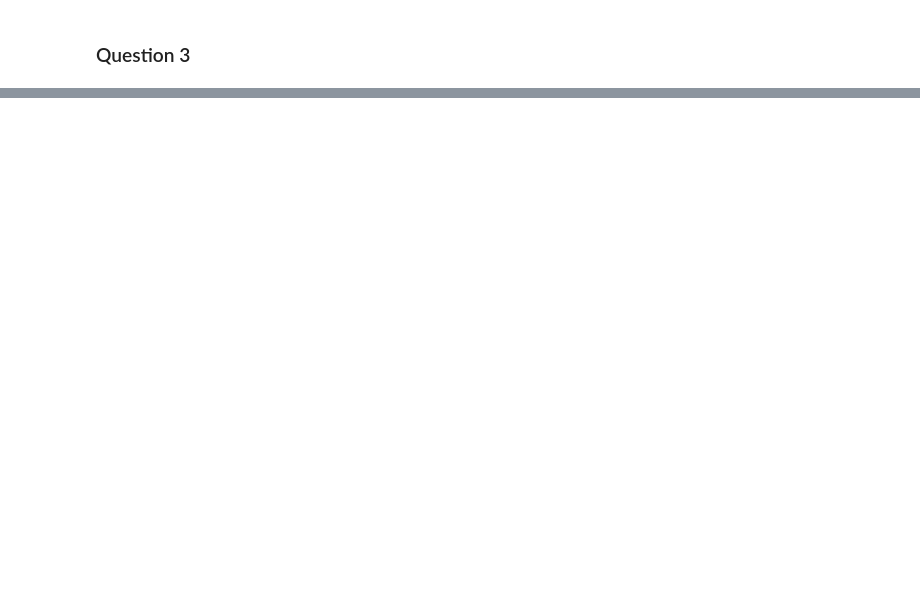
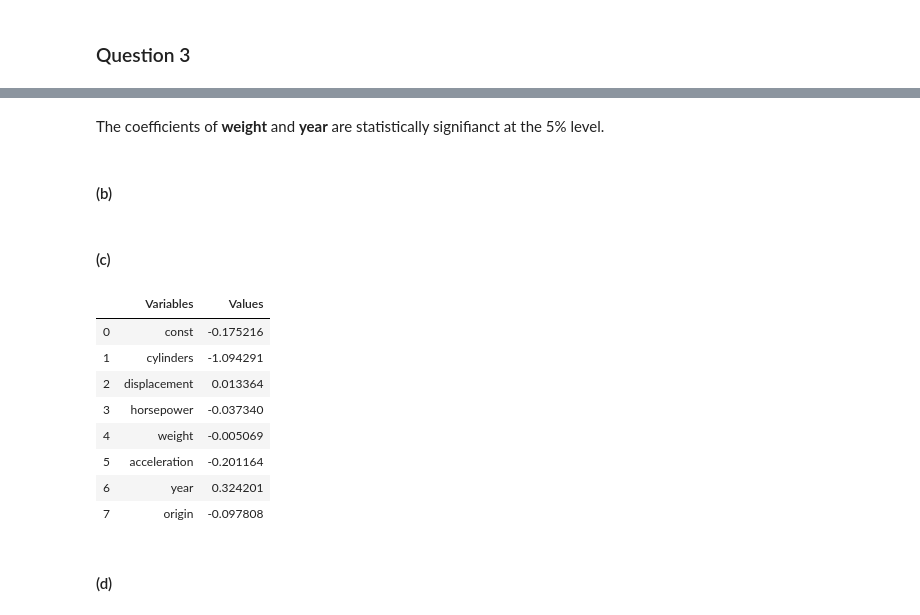
Before and after one commit to linghui-wu/persp-model-econ_w20, a Jupyter notebook: ProblemSets/PS6/PS6_solutions.ipynb, the cells around one changed output, grey strips where cells are left out. Cells and saved outputs as stored; diff of their text form; code cells hidden in the pictures; blank space fills up the shorter version.

```diff
--- a/ProblemSets/PS6/PS6_solutions.ipynb
+++ b/ProblemSets/PS6/PS6_solutions.ipynb
@@ -152,0 +205,7 @@ The predicted miles per gallon mpg of a car is  38.73211109716943 .
+# %%
+mask = auto["mpg"] >= auto["mpg"].median()
+auto["mpg_high"] = np.where(mask, 1, 0)
+
+logit_reg1 = sm.Logit(endog=auto["mpg_high"], exog=auto[["const", "cylinders", "displacement", "horsepower", "weight", "acceleration", "year", "origin"]])
+logit_res1 = logit_reg1.fit()
+print(logit_res1.summary())
@@ -152,0 +230,32 @@ The predicted miles per gallon mpg of a car is  38.73211109716943 .
+# %% [markdown]
+The coefficients of **weight** and **year** are statistically signifianct at the 5% level.
+# %% [markdown]
+#### (b)
+# %%
+from sklearn.model_selection import train_test_split
+X = auto[["cylinders", "displacement", "horsepower", "weight", "acceleration", "year", "origin"]]
+y = auto["mpg_high"]
+X_train, X_test, y_train, y_test = train_test_split(X, y, test_size=0.5, random_state=10)
+# %% [markdown]
+#### (c)
+# %%
+from sklearn.linear_model import LogisticRegression
+logit_reg2 = LogisticRegression(solver='lbfgs',max_iter=200)
+clf = logit_reg2.fit(X_train, y_train)
+results = {
+    "Variables": ["const", "cylinders", "displacement", "horsepower", "weight", "acceleration", "year", "origin"],
+    "Values": np.hstack((logit_reg2.intercept_, logit_reg2.coef_[0]))
+}
+pd.DataFrame(results)
+# %% [output]
+|  | Variables | Values |
+| 0 | const | -0.175216 |
+| 1 | cylinders | -1.094291 |
+| 2 | displacement | 0.013364 |
+| 3 | horsepower | -0.037340 |
+| 4 | weight | -0.005069 |
+| 5 | acceleration | -0.201164 |
+| 6 | year | 0.324201 |
+| 7 | origin | -0.097808 |
+# %% [markdown]
+#### (d)
```
Also changed, not shown: parts of 27 cells of this notebook, 1 other file.
